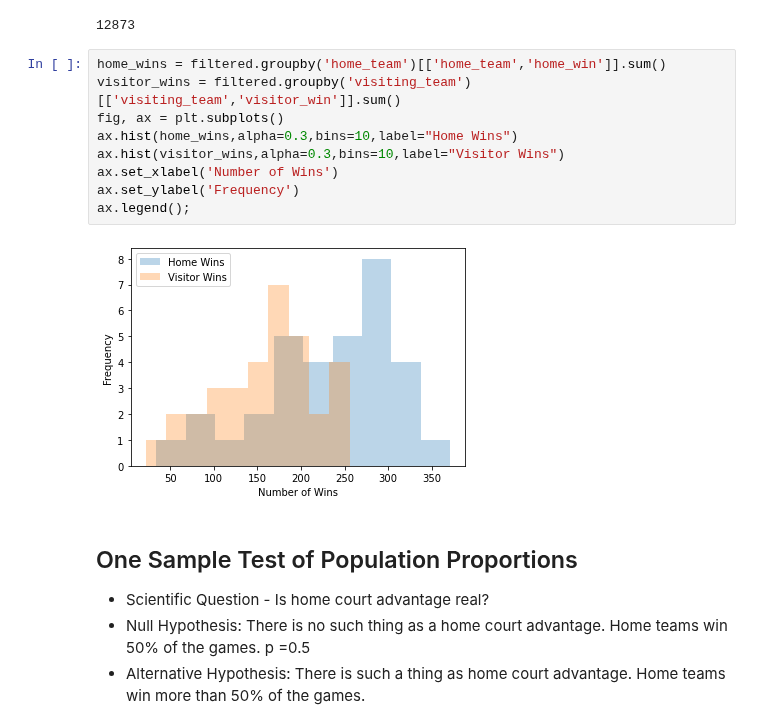
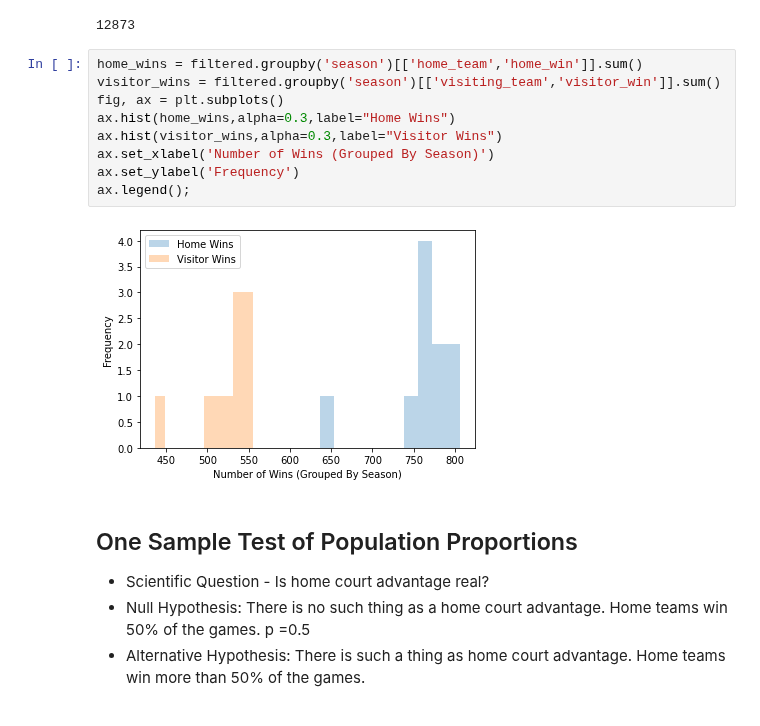
Before and after one commit to wjlau/Capstone1-Proposal, a Jupyter notebook: Basketball_Dataset.ipynb, the cells around one changed output. Cells and saved outputs as stored; diff of their text form.

```diff
--- a/Basketball_Dataset.ipynb
+++ b/Basketball_Dataset.ipynb
@@ -186,16 +186,16 @@ total_games
 # %% [output]
 12873
 # %%
-home_wins = filtered.groupby('home_team')[['home_team','home_win']].sum()
-visitor_wins = filtered.groupby('visiting_team')[['visiting_team','visitor_win']].sum()
+home_wins = filtered.groupby('season')[['home_team','home_win']].sum()
+visitor_wins = filtered.groupby('season')[['visiting_team','visitor_win']].sum()
 fig, ax = plt.subplots()
-ax.hist(home_wins,alpha=0.3,bins=10,label="Home Wins")
-ax.hist(visitor_wins,alpha=0.3,bins=10,label="Visitor Wins")
-ax.set_xlabel('Number of Wins')
+ax.hist(home_wins,alpha=0.3,label="Home Wins")
+ax.hist(visitor_wins,alpha=0.3,label="Visitor Wins")
+ax.set_xlabel('Number of Wins (Grouped By Season)')
 ax.set_ylabel('Frequency')
 ax.legend();
 # %% [output]
-[figure, old version]
+[figure, new version]
 # %% [markdown]
 ## One Sample Test of Population Proportions
 * Scientific Question - Is home court advantage real?
```
Also changed, not shown: parts of 17 cells of this notebook.
